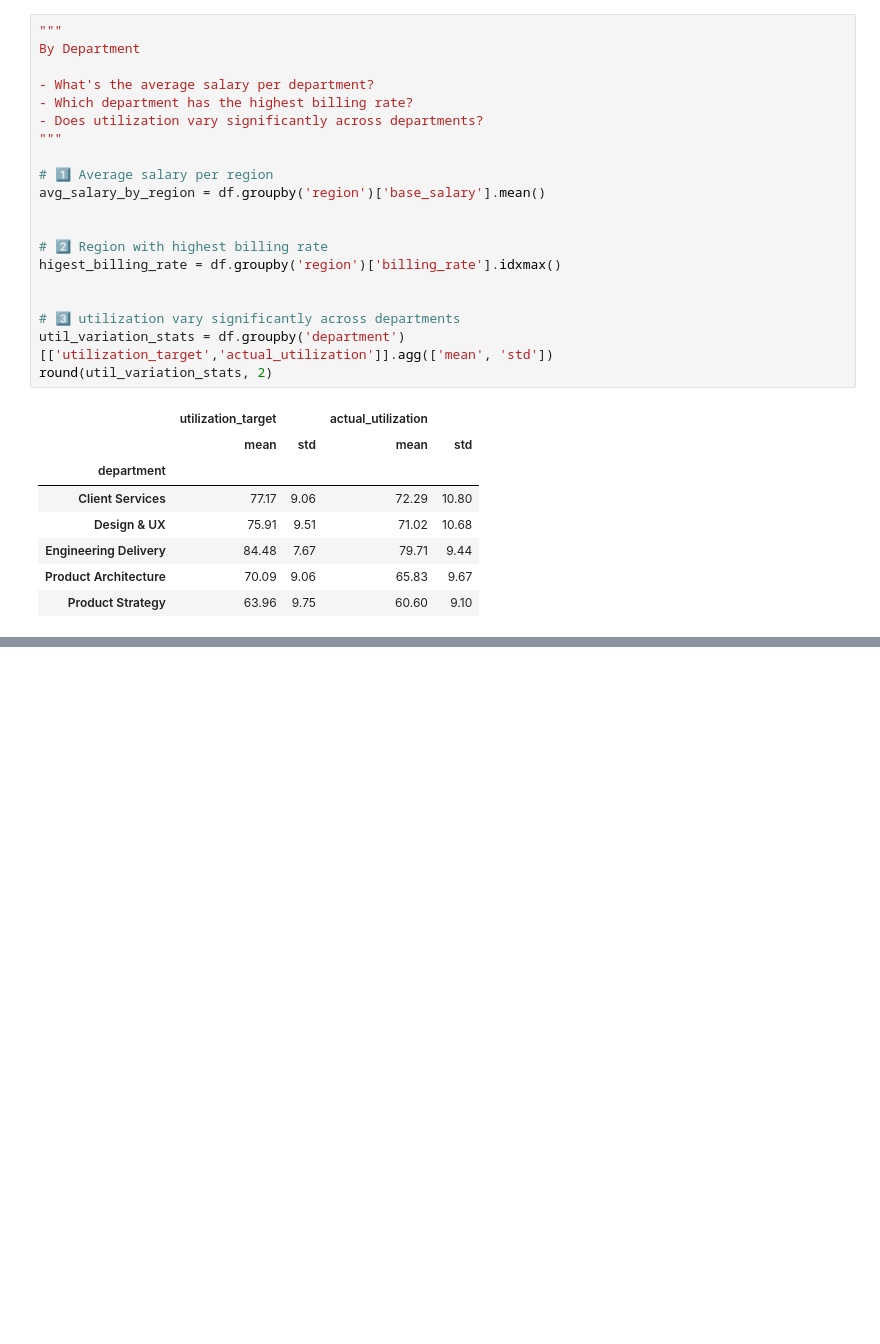
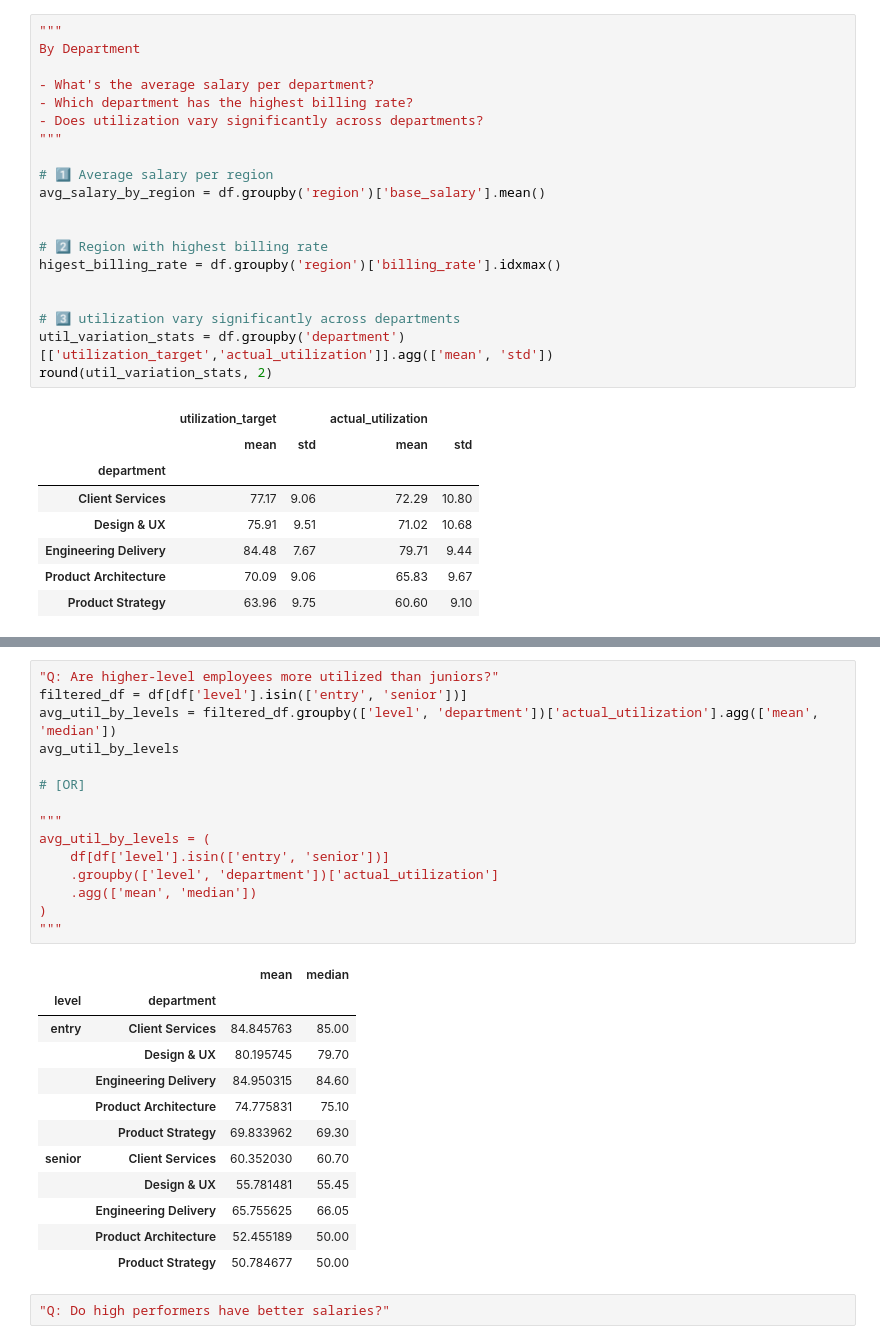
Before and after one commit to itsGovi/Data_Science_Journey, a Jupyter notebook: notebooks/Week 1.ipynb, the cells around one changed output, grey strips where cells are left out. Cells and saved outputs as stored; diff of their text form; blank space fills up the shorter version.

```diff
--- a/notebooks/Week 1.ipynb
+++ b/notebooks/Week 1.ipynb
@@ -251,0 +274,30 @@ round(util_variation_stats, 2)
+# %%
+"Q: Are higher-level employees more utilized than juniors?"
+filtered_df = df[df['level'].isin(['entry', 'senior'])]
+avg_util_by_levels = filtered_df.groupby(['level', 'department'])['actual_utilization'].agg(['mean', 'median'])
+avg_util_by_levels
+
+# [OR]
+
+"""
+avg_util_by_levels = (
+    df[df['level'].isin(['entry', 'senior'])]
+    .groupby(['level', 'department'])['actual_utilization']
+    .agg(['mean', 'median'])
+)
+"""
+# %% [output]
+|  |  | mean | median |
+| level | department |  |  |
+| entry | Client Services | 84.845763 | 85.00 |
+|  | Design & UX | 80.195745 | 79.70 |
+|  | Engineering Delivery | 84.950315 | 84.60 |
+|  | Product Architecture | 74.775831 | 75.10 |
+|  | Product Strategy | 69.833962 | 69.30 |
+| senior | Client Services | 60.352030 | 60.70 |
+|  | Design & UX | 55.781481 | 55.45 |
+|  | Engineering Delivery | 65.755625 | 66.05 |
+|  | Product Architecture | 52.455189 | 50.00 |
+|  | Product Strategy | 50.784677 | 50.00 |
+# %%
+"Q: Do high performers have better salaries?"
```
Also changed, not shown: parts of 3 cells of this notebook.
